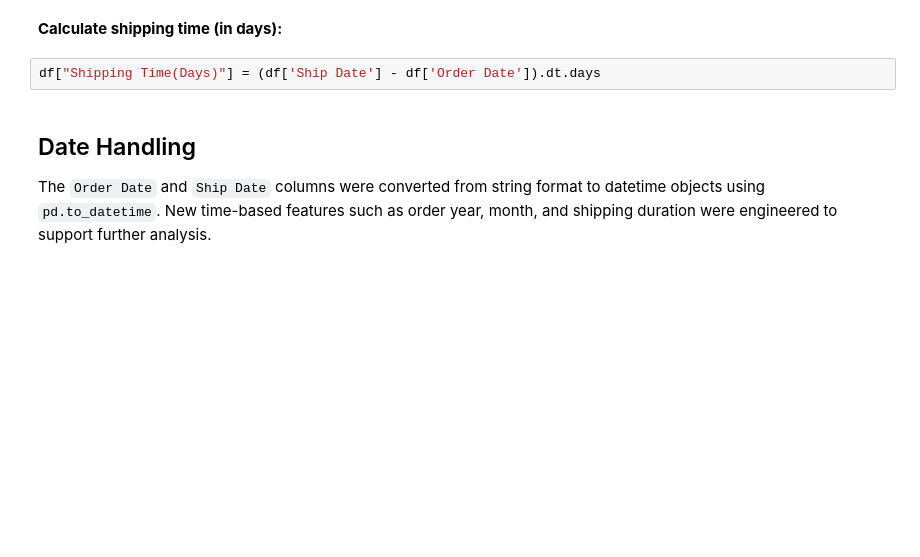
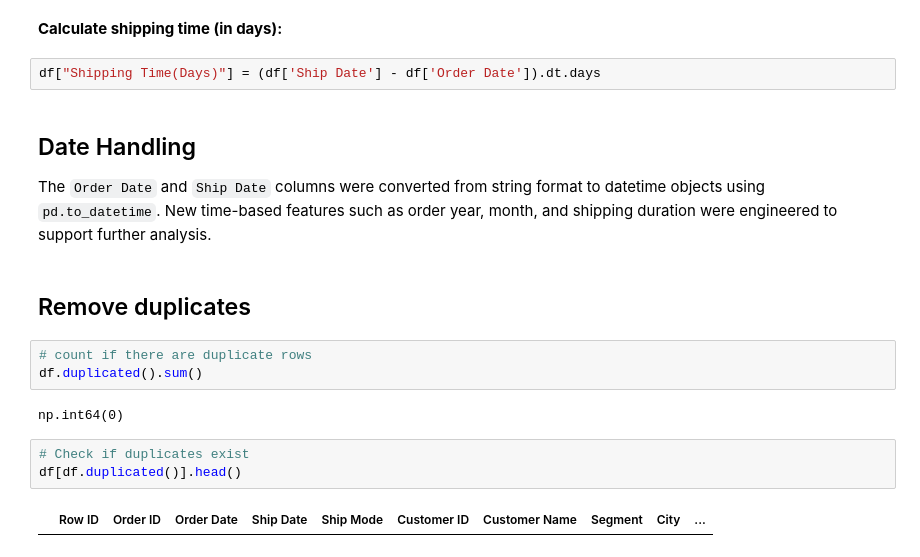
Before and after one commit to EBNyame/Global-Sales-Data-Analysis-using-Pandas-NumPy, a Jupyter notebook: data/sales_analysis.ipynb, the cells around one changed output. Drawn from its saved outputs; the diff is of its cells as text; blank space fills up the shorter version.

Commit message:
Check if duplicates exist

```diff
--- a/data/sales_analysis.ipynb
+++ b/data/sales_analysis.ipynb
@@ -272,3 +272,15 @@ The `Order Date` and `Ship Date` columns were converted from string
 format to datetime objects using `pd.to_datetime`. New time-based
 features such as order year, month, and shipping duration were
 engineered to support further analysis.
+# %% [markdown]
+## Remove duplicates
+# %%
+# count if there are duplicate rows
+df.duplicated().sum()
+# %% [output]
+np.int64(0)
+# %%
+# Check if duplicates exist
+df[df.duplicated()].head()
+# %% [output]
+|  | Row ID | Order ID | Order Date | Ship Date | Ship Mode | Customer ID | Customer Name | Segment | City | ... |
```
